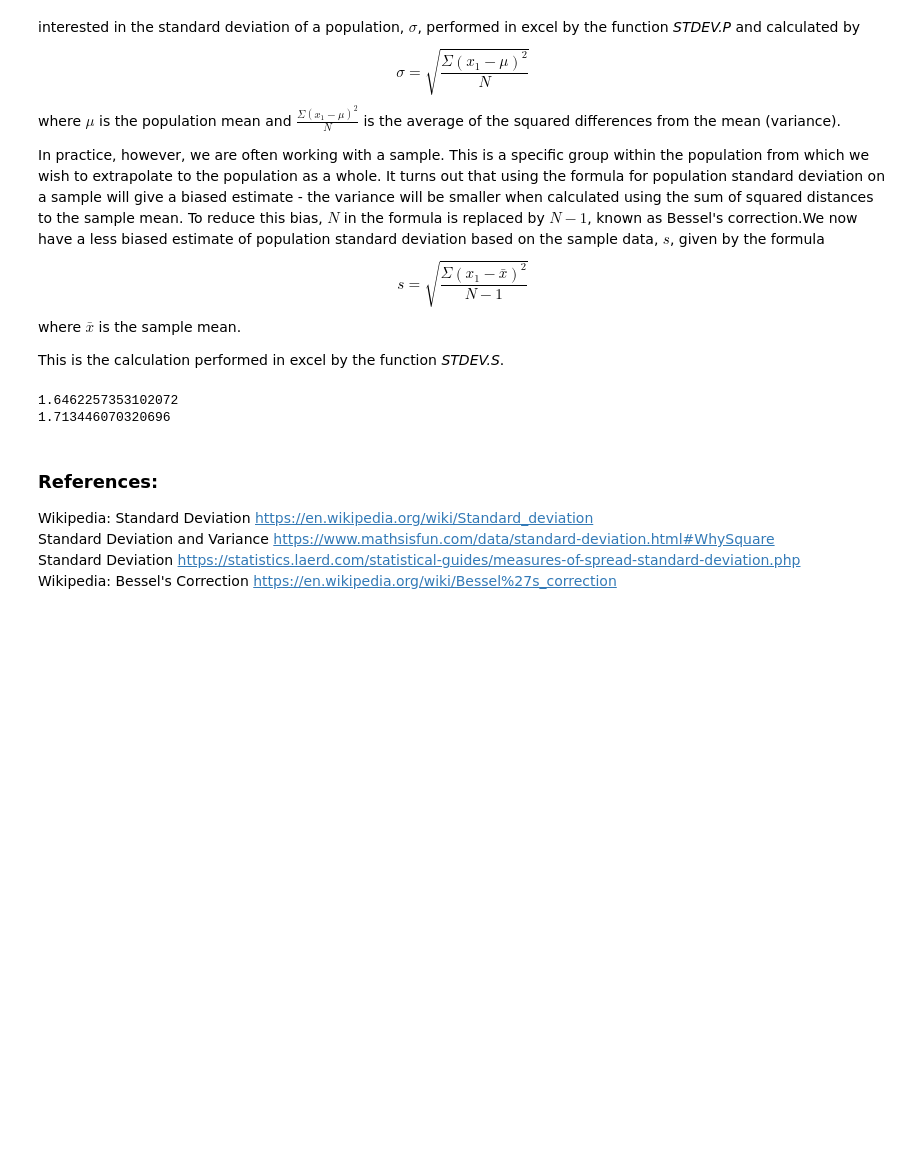
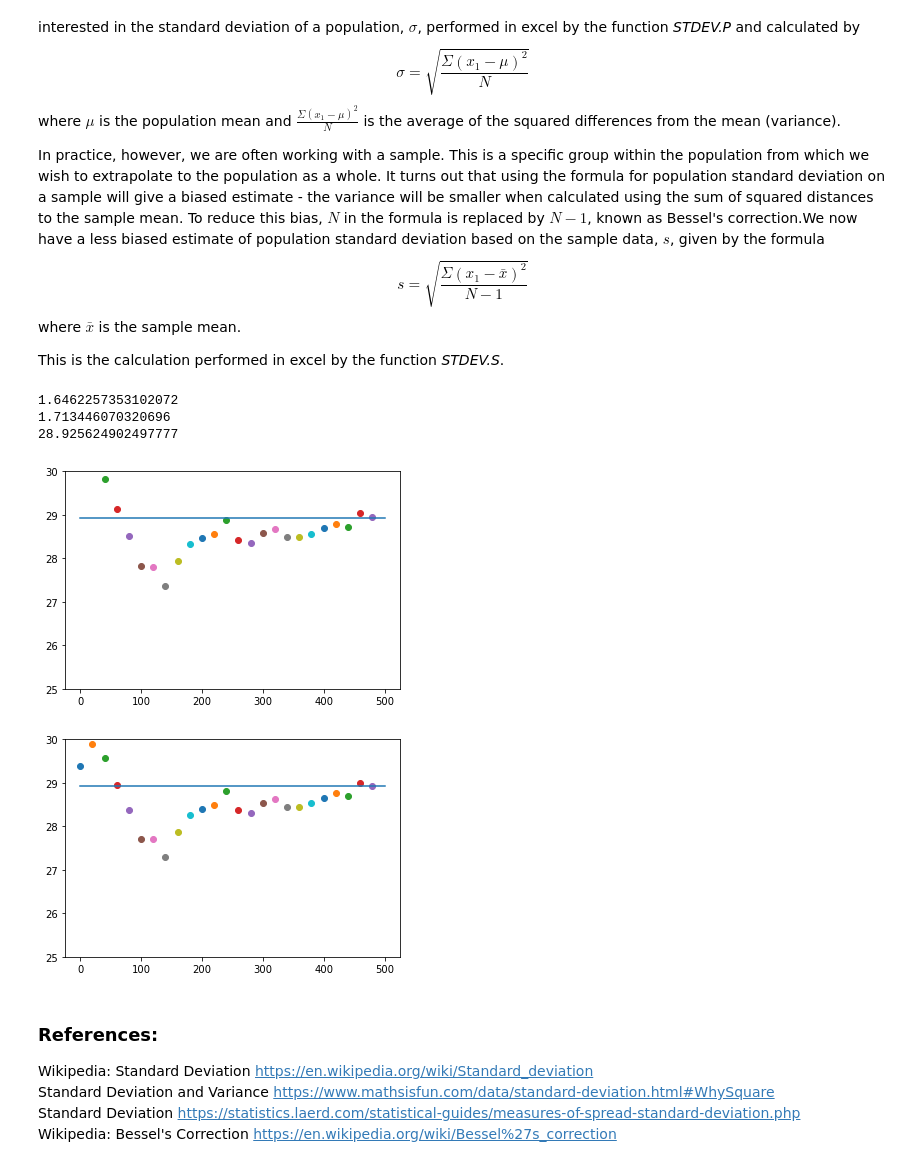
Before and after one commit to michealcannon/Tasks-2020, a Jupyter notebook: Tasks 2020.ipynb, the cells around one changed output. Saved outputs shown, nothing was run; the diff lists cells and outputs as text; code cells hidden in the pictures; blank space fills up the shorter version.

Commit message:
attempted two plots to show effect of different standard deviation formulas on cumulative samples from population - not very successful

```diff
--- a/Tasks 2020.ipynb
+++ b/Tasks 2020.ipynb
@@ -181,36 +181,73 @@ This is the calculation performed in excel by the function *STDEV.S*.
 # %%
 import numpy as np
 my_arr = [2,6,5,7,8,4,5,6,8,5,4,7,5]
+import matplotlib.pyplot as plt
+
 
 # function that calculates standard deviation of population in array
 def st_dev_p(arr):
     mu = np.mean(arr)  # assign mean of array to variable mu
 
     d = 0              # loop that calculates d, the sum of the squared differences from the mean
-    for x in n:
-        d = d + ((x - mu)**2)
+    for n in arr:
+        d = d + ((n - mu)**2)
 
     v = d/len(arr)    # divide d by length of array to find the variance, and assign to variable v
     sigma = np.sqrt(v) # find square root of variance which is the standard deviation of population
     return sigma
 print(st_dev_p(my_arr))
 
 # function that calculates estimate of population standard deviation based on sample data
 def st_dev_s(arr):
 
     x_bar = np.mean(arr)   # assign mean of array to variable mu
 
     d = 0       # loop that calculates d, the sum of the squared differences from the mean
-    for x in n:
-        d = d + ((x - x_bar)**2)
+    for n in arr:
+        d = d + ((n - x_bar)**2)
 
     v = d/(len(arr) - 1)       # divide d by length of array - 1 to find the variance, and assign to variable v
     s = np.sqrt(v)      # find square root of variance which is estimate of standard deviation of population based on sample data
     return s
 print(st_dev_s(my_arr))
+
+arr = np.random.randint(0, 100, 500)
+# print(arr)
+print(st_dev_p(arr))
+x = [0,500]
+y = [st_dev_p(arr),st_dev_p(arr)]
+plt.plot(x, y)
+sample = []
+for a in range(25):
+    for i in range(20):
+        sample.append(arr[(20*a) + i])
+    s = st_dev_s(sample)
+    # print(s)
+    plt.scatter((20*a), s)
+
+
+
+
+plt.ylim(25, 30)
+plt.show()
+
+plt.plot(x, y)
+sample_b = []
+for a in range(25):
+    for i in range(20):
+        sample_b.append(arr[(20*a) + i])
+    s = st_dev_p(sample_b)
+    # print(s)
+    plt.scatter((20*a), s)
+
+plt.ylim(25, 30)
+plt.show()
 # %% [output]
 1.6462257353102072
 1.713446070320696
+28.925624902497777
+[figure, added]
+[figure, added]
 # %% [markdown]
 ### References:
 Wikipedia: Standard Deviation https://en.wikipedia.org/wiki/Standard_deviation
```
